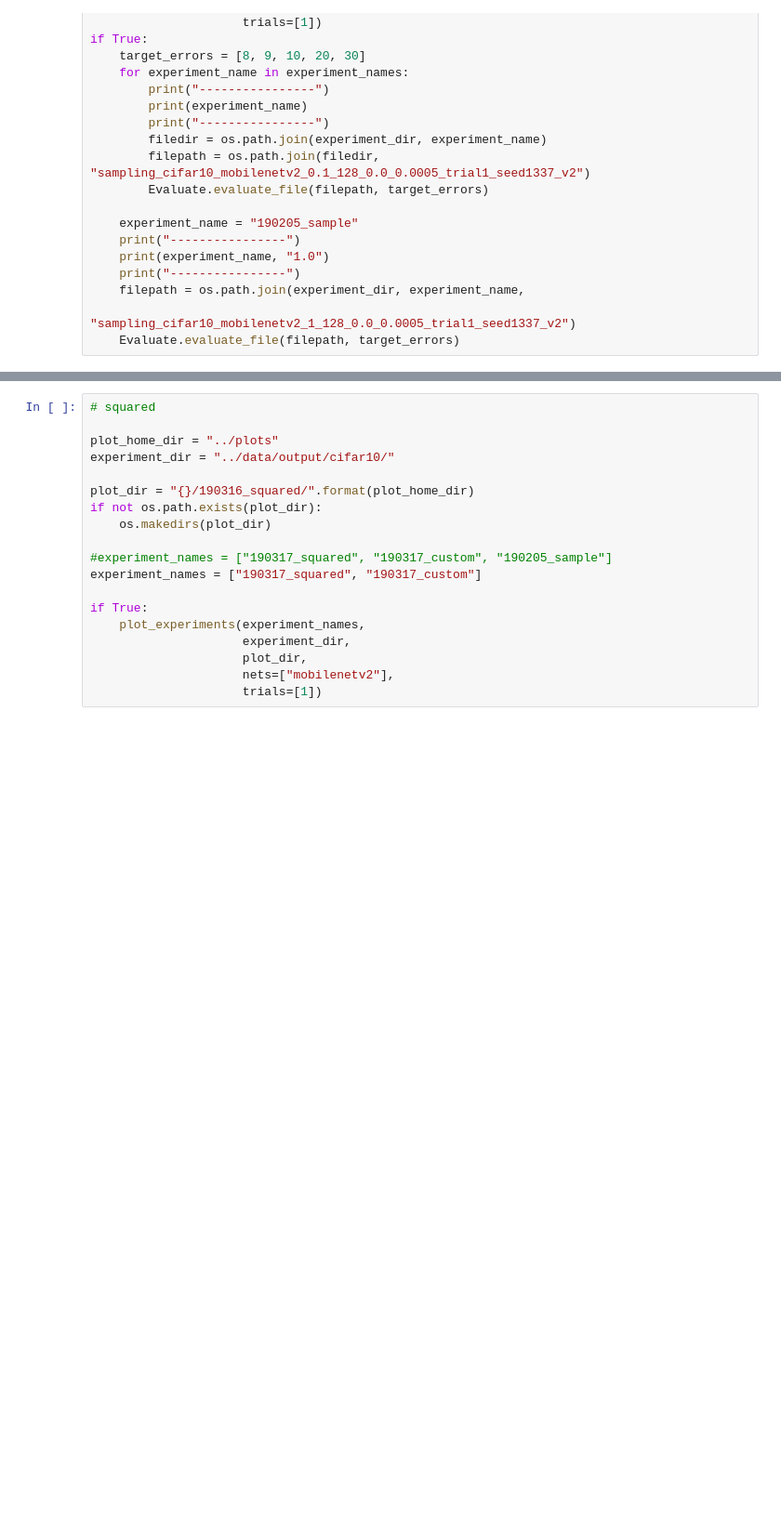
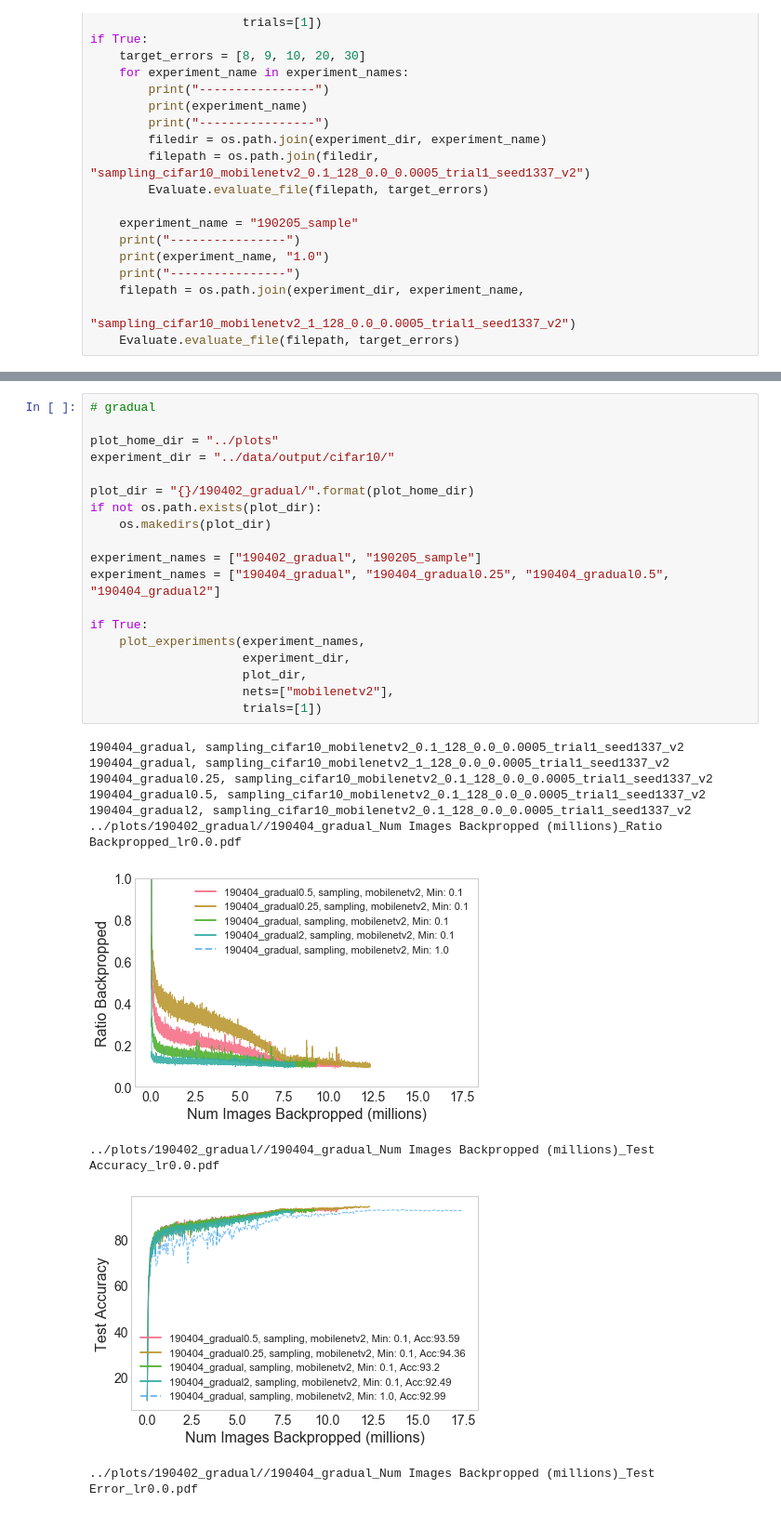
Before and after one commit to angelajiang/bias-in-datasets, a Jupyter notebook: active_learning/ipython/Attribution of Accuracy.ipynb, the cells around one changed output, grey strips where cells are left out. Shown: that part at 93% size. Drawn from its saved outputs; the diff is of its cells as text; blank space fills up the shorter version.

```diff
--- a/active_learning/ipython/Attribution of Accuracy.ipynb
+++ b/active_learning/ipython/Attribution of Accuracy.ipynb
@@ -669,19 +886,30 @@ if True:
 # %%
-# squared
+# gradual
 
 plot_home_dir = "../plots"
 experiment_dir = "../data/output/cifar10/"
 
-plot_dir = "{}/190316_squared/".format(plot_home_dir)
+plot_dir = "{}/190402_gradual/".format(plot_home_dir)
 if not os.path.exists(plot_dir):
     os.makedirs(plot_dir)
 
-#experiment_names = ["190317_squared", "190317_custom", "190205_sample"]
-experiment_names = ["190317_squared", "190317_custom"]
+experiment_names = ["190402_gradual", "190205_sample"]
+experiment_names = ["190404_gradual", "190404_gradual0.25", "190404_gradual0.5", "190404_gradual2"]
 
 if True:
     plot_experiments(experiment_names,
                      experiment_dir,
                      plot_dir,
                      nets=["mobilenetv2"],
                      trials=[1])
+# %% [output]
+190404_gradual, sampling_cifar10_mobilenetv2_0.1_128_0.0_0.0005_trial1_seed1337_v2
+190404_gradual, sampling_cifar10_mobilenetv2_1_128_0.0_0.0005_trial1_seed1337_v2
+190404_gradual0.25, sampling_cifar10_mobilenetv2_0.1_128_0.0_0.0005_trial1_seed1337_v2
+190404_gradual0.5, sampling_cifar10_mobilenetv2_0.1_128_0.0_0.0005_trial1_seed1337_v2
+190404_gradual2, sampling_cifar10_mobilenetv2_0.1_128_0.0_0.0005_trial1_seed1337_v2
+../plots/190402_gradual//190404_gradual_Num Images Backpropped (millions)_Ratio Backpropped_lr0.0.pdf
+[figure, added]
+../plots/190402_gradual//190404_gradual_Num Images Backpropped (millions)_Test Accuracy_lr0.0.pdf
+[figure, added]
+../plots/190402_gradual//190404_gradual_Num Images Backpropped (millions)_Test Error_lr0.0.pdf
```
Also changed, not shown: parts of 7 cells of this notebook, 3 other files.
